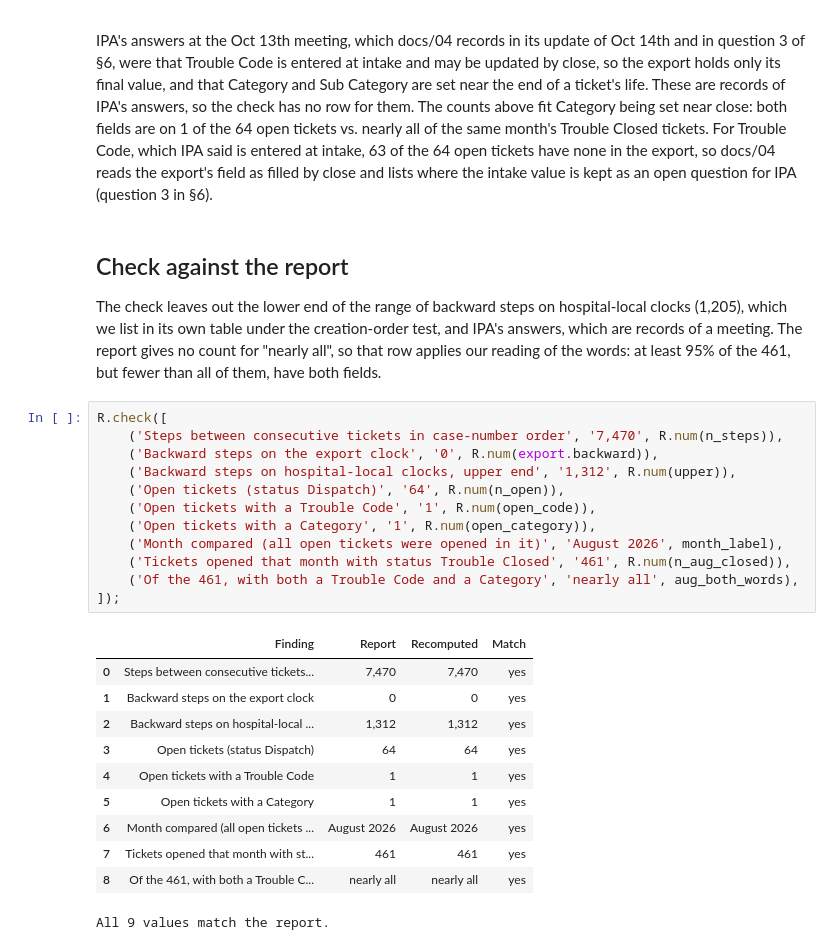
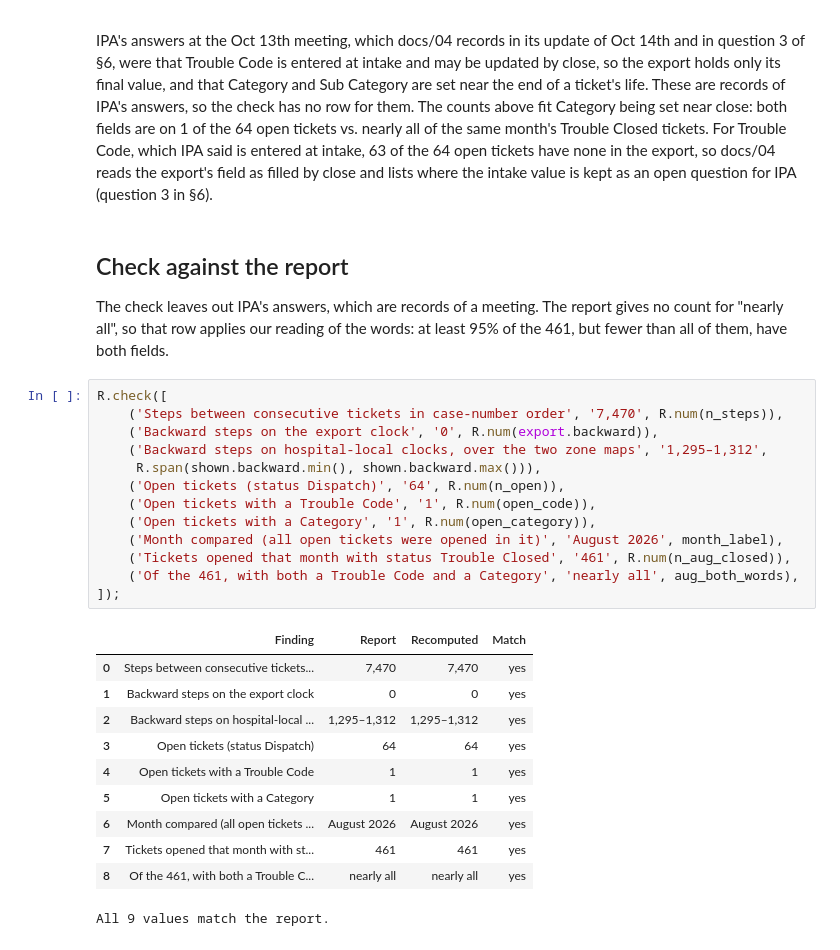
Before and after one commit to zach-yaninek/analytics-lab, a Jupyter notebook: notebooks/05_ticket_clock_and_fields.ipynb, the cells around one changed output. Cells and saved outputs as stored; diff of their text form.

```diff
--- a/notebooks/05_ticket_clock_and_fields.ipynb
+++ b/notebooks/05_ticket_clock_and_fields.ipynb
@@ -313,24 +303,25 @@ IPA's answers at the Oct 13th meeting, which docs/04 records in its update of Oc
 # %% [markdown]
 ## Check against the report
 
-The check leaves out the lower end of the range of backward steps on hospital-local clocks (1,205), which we list in its own table under the creation-order test, and IPA's answers, which are records of a meeting. The report gives no count for "nearly all", so that row applies our reading of the words: at least 95% of the 461, but fewer than all of them, have both fields.
+The check leaves out IPA's answers, which are records of a meeting. The report gives no count for "nearly all", so that row applies our reading of the words: at least 95% of the 461, but fewer than all of them, have both fields.
 # %%
 R.check([
     ('Steps between consecutive tickets in case-number order', '7,470', R.num(n_steps)),
     ('Backward steps on the export clock', '0', R.num(export.backward)),
-    ('Backward steps on hospital-local clocks, upper end', '1,312', R.num(upper)),
+    ('Backward steps on hospital-local clocks, over the two zone maps', '1,295–1,312',
+     R.span(shown.backward.min(), shown.backward.max())),
     ('Open tickets (status Dispatch)', '64', R.num(n_open)),
     ('Open tickets with a Trouble Code', '1', R.num(open_code)),
     ('Open tickets with a Category', '1', R.num(open_category)),
     ('Month compared (all open tickets were opened in it)', 'August 2026', month_label),
     ('Tickets opened that month with status Trouble Closed', '461', R.num(n_aug_closed)),
     ('Of the 461, with both a Trouble Code and a Category', 'nearly all', aug_both_words),
 ]);
 # %% [output]
 |  | Finding | Report | Recomputed | Match |
 | 0 | Steps between consecutive tickets... | 7,470 | 7,470 | yes |
 | 1 | Backward steps on the export clock | 0 | 0 | yes |
-| 2 | Backward steps on hospital-local ... | 1,312 | 1,312 | yes |
+| 2 | Backward steps on hospital-local ... | 1,295–1,312 | 1,295–1,312 | yes |
 | 3 | Open tickets (status Dispatch) | 64 | 64 | yes |
 | 4 | Open tickets with a Trouble Code | 1 | 1 | yes |
 | 5 | Open tickets with a Category | 1 | 1 | yes |
```
Also changed, not shown: parts of 7 cells of this notebook, 7 other files.
